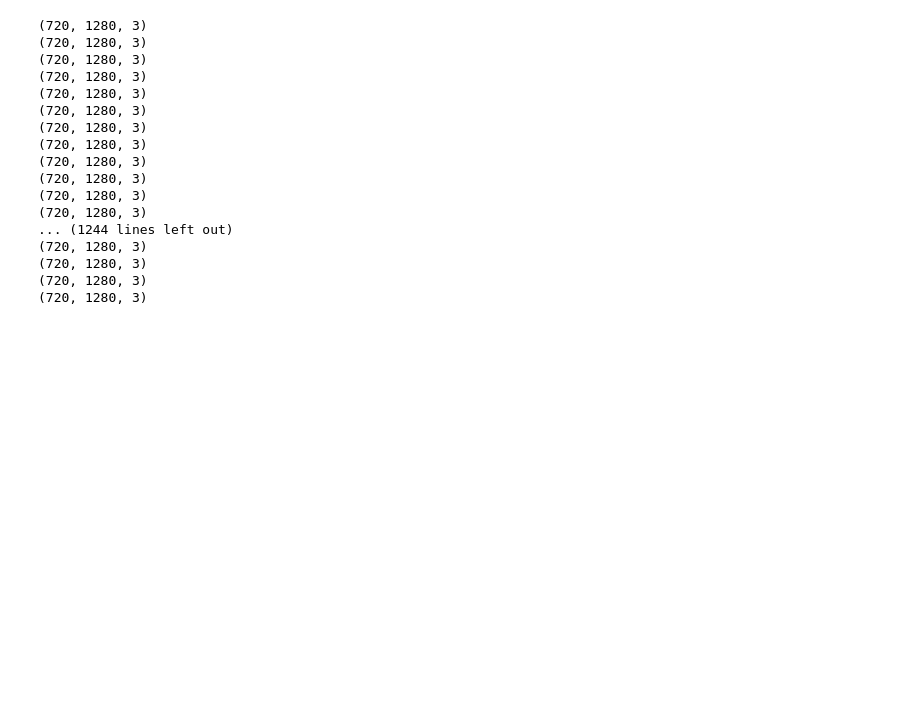
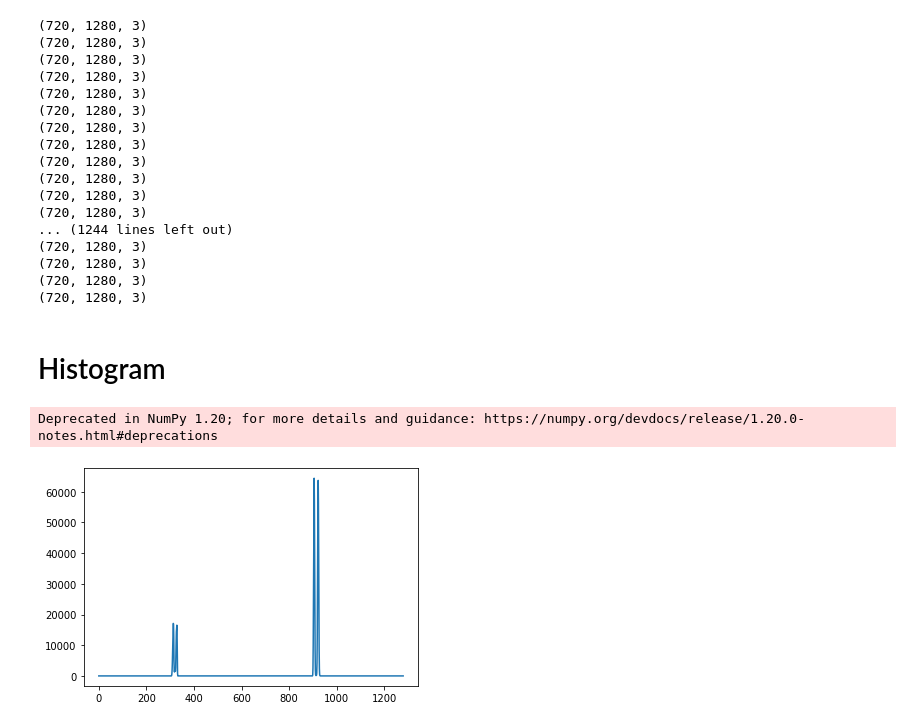
Before and after one commit to marizsafwat/image-processing-project, a Jupyter notebook: Project.ipynb, the cells around one changed output. Saved outputs shown, nothing was run; the diff lists cells and outputs as text; code cells hidden in the pictures; blank space fills up the shorter version.

```diff
--- a/Project.ipynb
+++ b/Project.ipynb
@@ -56,7 +56,7 @@ def binary(img):
 # %% [markdown]
 # Test_Image
 # %%
-test_image = cv2.imread('./test_images/straight_lines2.jpg')
+test_image = cv2.imread('straight_lines2.jpg')
 warped, M_inv,edged_one = binary(test_image)
 plt.imshow(edged_one, cmap='gray')
 plt.title('edged Image')
@@ -114,3 +114,14 @@ cv2.destroyAllWindows()
 (720, 1280, 3)
 (720, 1280, 3)
 (720, 1280, 3)
+# %% [markdown]
+# Histogram
+# %%
+histogram=np.sum(warped[warped.shape[0]//2:,:],axis=0)
+midpoint=np.int(histogram.shape[0]/2)
+leftx=np.argmax(histogram[:midpoint])
+rightx=np.argmax(histogram[midpoint:])+midpoint
+plt.plot(histogram);
+# %% [output]
+Deprecated in NumPy 1.20; for more details and guidance: https://numpy.org/devdocs/release/1.20.0-notes.html#deprecations
+[figure, added]
```
Also changed, not shown: parts of 2 cells of this notebook.
